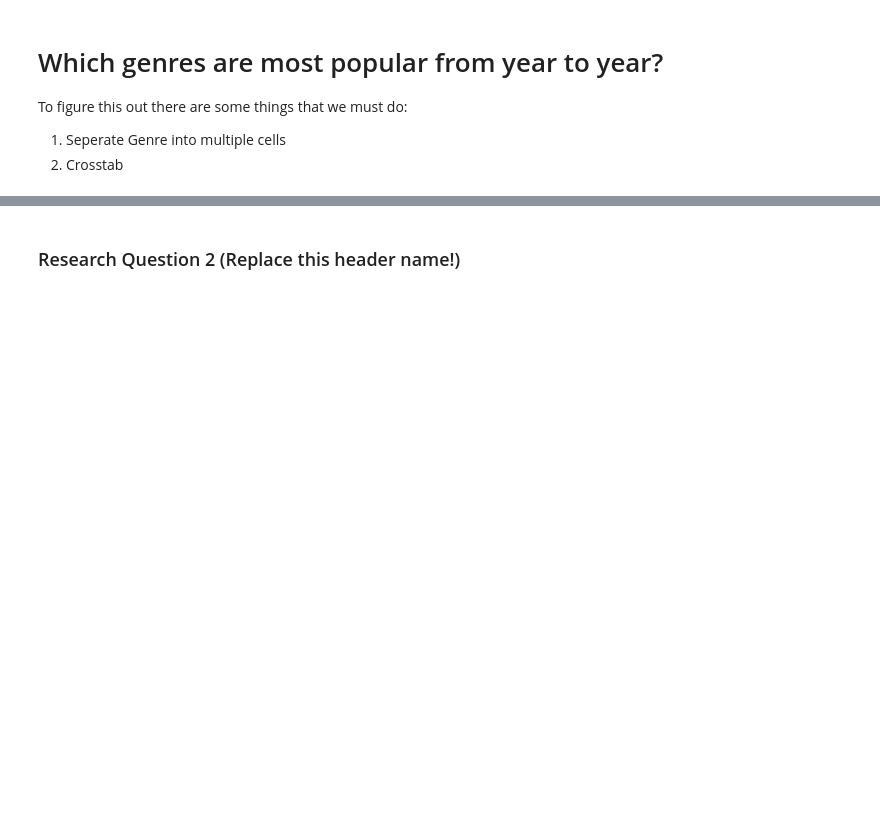
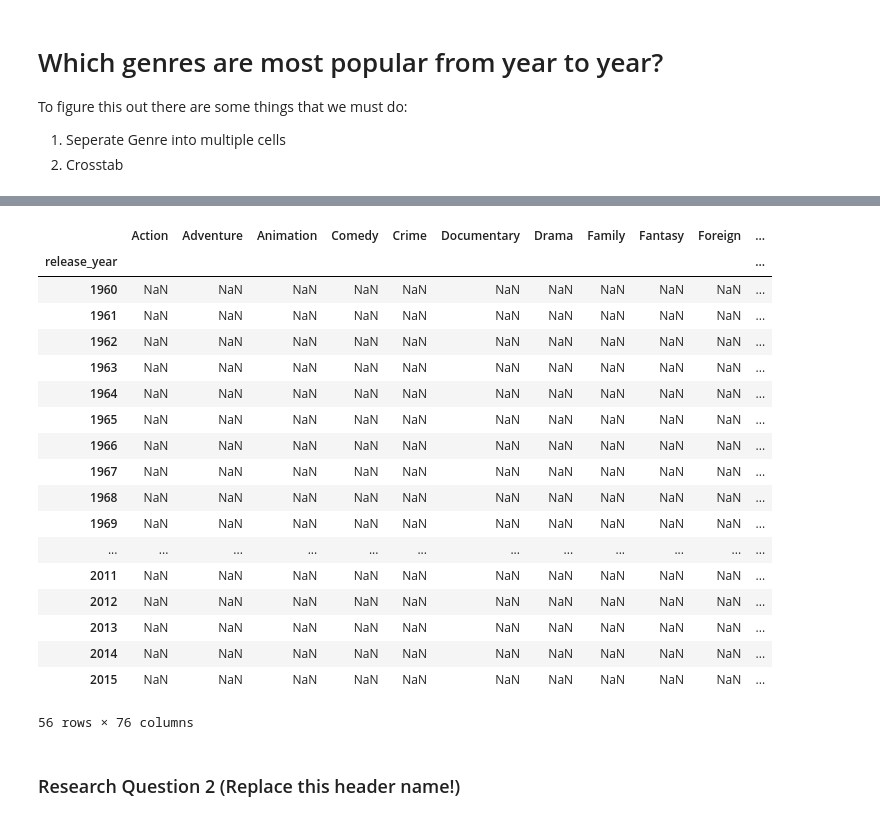
Before and after one commit to danielmiguel320/dand_investigate_data_set, a Jupyter notebook: rough_draft.ipynb, the cells around one changed output, grey strips where cells are left out. Drawn from its saved outputs; the diff is of its cells as text; code cells hidden in the pictures; blank space fills up the shorter version.

```diff
--- a/rough_draft.ipynb
+++ b/rough_draft.ipynb
@@ -217,3 +210,30 @@ t
+# %%
+#count movies per year
+movies_per_year = df.groupby('release_year')['original_title'].nunique()
+movies_per_year
+#calculate percentages for each value to plot on the heatmap
+percentage_max_genres = test.div(movies_per_year)
+percentage_max_genres
+# %% [output]
+|  | Action | Adventure | Animation | Comedy | Crime | Documentary | Drama | Family | Fantasy | Foreign | ... |
+| release_year |  |  |  |  |  |  |  |  |  |  | ... |
+| 1960 | NaN | NaN | NaN | NaN | NaN | NaN | NaN | NaN | NaN | NaN | ... |
+| 1961 | NaN | NaN | NaN | NaN | NaN | NaN | NaN | NaN | NaN | NaN | ... |
+| 1962 | NaN | NaN | NaN | NaN | NaN | NaN | NaN | NaN | NaN | NaN | ... |
+| 1963 | NaN | NaN | NaN | NaN | NaN | NaN | NaN | NaN | NaN | NaN | ... |
+| 1964 | NaN | NaN | NaN | NaN | NaN | NaN | NaN | NaN | NaN | NaN | ... |
+| 1965 | NaN | NaN | NaN | NaN | NaN | NaN | NaN | NaN | NaN | NaN | ... |
+| 1966 | NaN | NaN | NaN | NaN | NaN | NaN | NaN | NaN | NaN | NaN | ... |
+| 1967 | NaN | NaN | NaN | NaN | NaN | NaN | NaN | NaN | NaN | NaN | ... |
+| 1968 | NaN | NaN | NaN | NaN | NaN | NaN | NaN | NaN | NaN | NaN | ... |
+| 1969 | NaN | NaN | NaN | NaN | NaN | NaN | NaN | NaN | NaN | NaN | ... |
+| ... | ... | ... | ... | ... | ... | ... | ... | ... | ... | ... | ... |
+| 2011 | NaN | NaN | NaN | NaN | NaN | NaN | NaN | NaN | NaN | NaN | ... |
+| 2012 | NaN | NaN | NaN | NaN | NaN | NaN | NaN | NaN | NaN | NaN | ... |
+| 2013 | NaN | NaN | NaN | NaN | NaN | NaN | NaN | NaN | NaN | NaN | ... |
+| 2014 | NaN | NaN | NaN | NaN | NaN | NaN | NaN | NaN | NaN | NaN | ... |
+| 2015 | NaN | NaN | NaN | NaN | NaN | NaN | NaN | NaN | NaN | NaN | ... |
+56 rows × 76 columns
 # %% [markdown]
 ### Research Question 2  (Replace this header name!)
 # %% [markdown]
```
Also changed, not shown: parts of 2 cells of this notebook.
